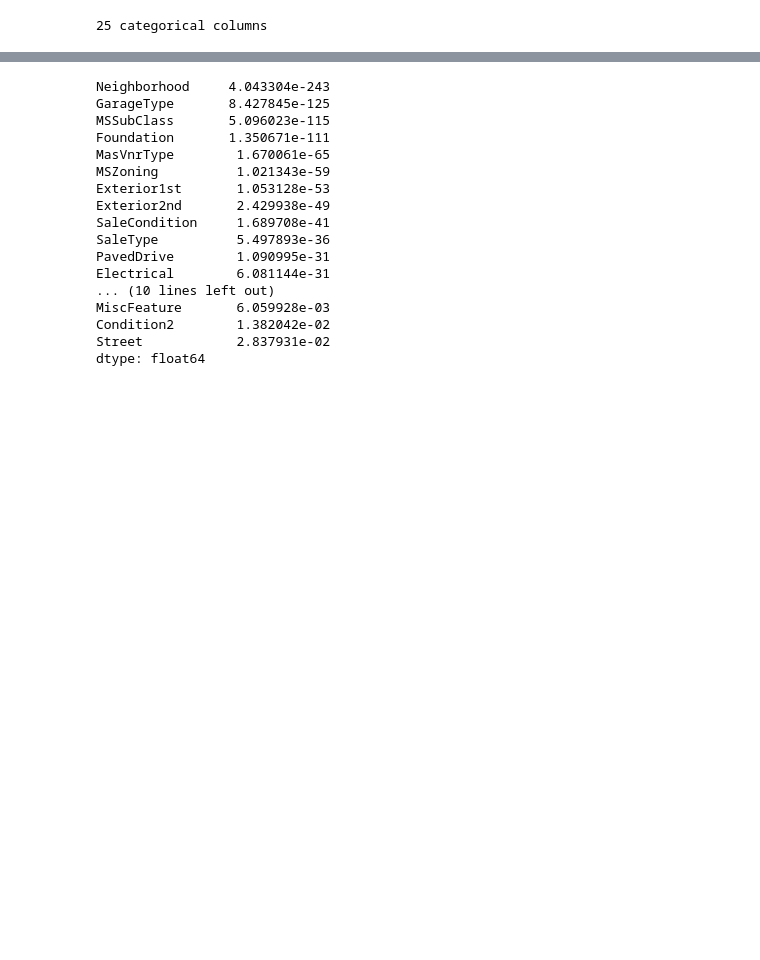
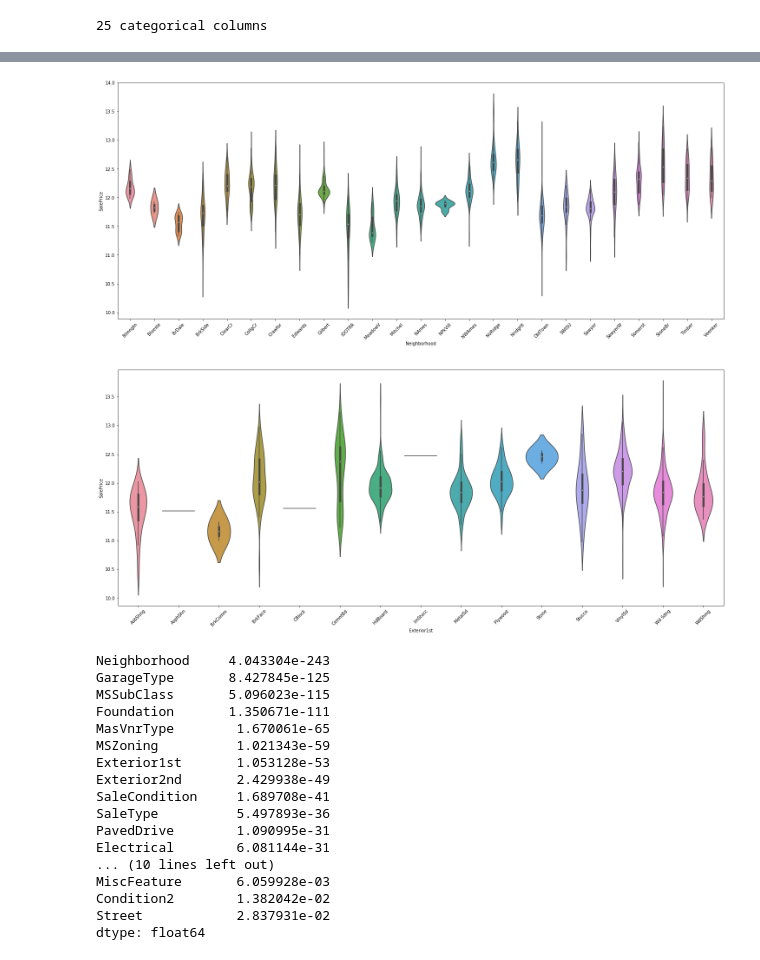
Before and after one commit to jack89roberts/kaggle-house-prices, a Jupyter notebook: house_prices.ipynb, the cells around one changed output, grey strips where cells are left out. Cells and saved outputs as stored; diff of their text form; code cells hidden in the pictures; blank space fills up the shorter version.

```diff
--- a/house_prices.ipynb
+++ b/house_prices.ipynb
@@ -368,3 +368,16 @@ for i,col in enumerate(cols_categ):
+# %%
+#Neighbourhood
+plt.figure(figsize=(25,10))
+sns.violinplot(x='Neighborhood',y='SalePrice',data=df_all)
+plt.xticks(rotation=45);
+
+#Exterior1st
+plt.figure(figsize=(25,10))
+sns.violinplot(x='Exterior1st',y='SalePrice',data=df_all)
+plt.xticks(rotation=45);
+# %% [output]
+[figure, added]
+[figure, added]
 # %%
 # anova test to check significance of variation between groups
 def anova(group,value):
```
Also changed, not shown: parts of 11 cells of this notebook, 1 other file.
